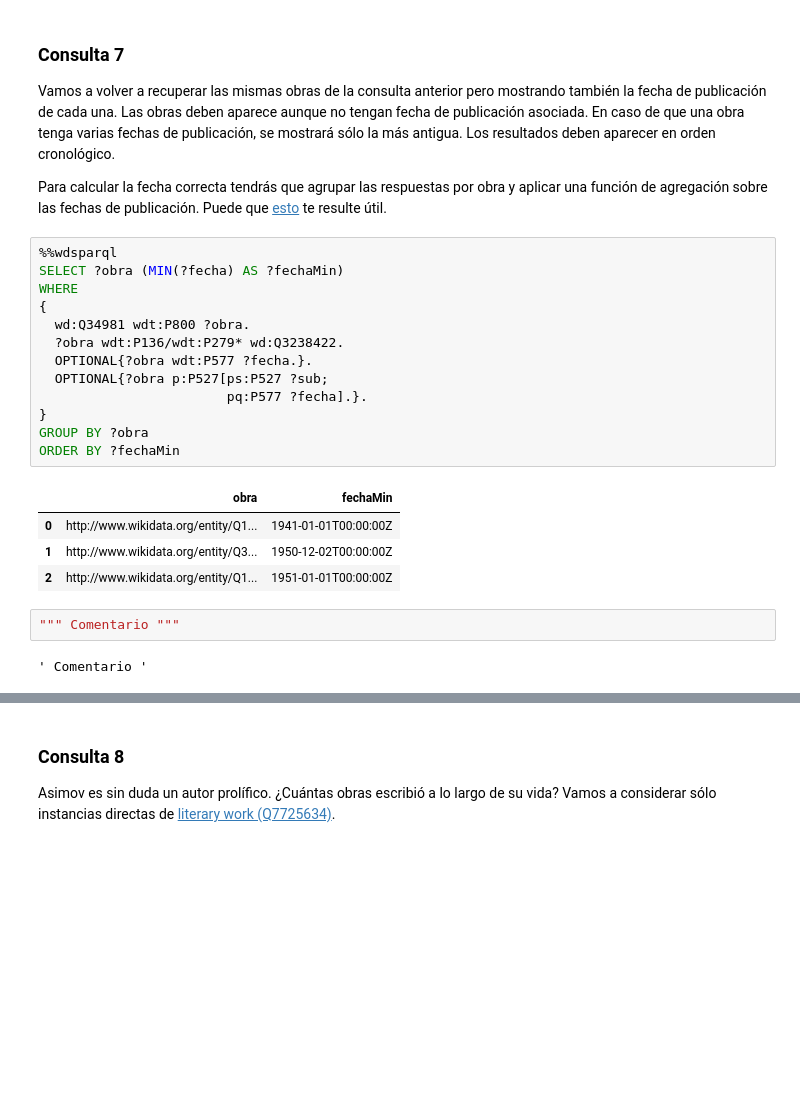
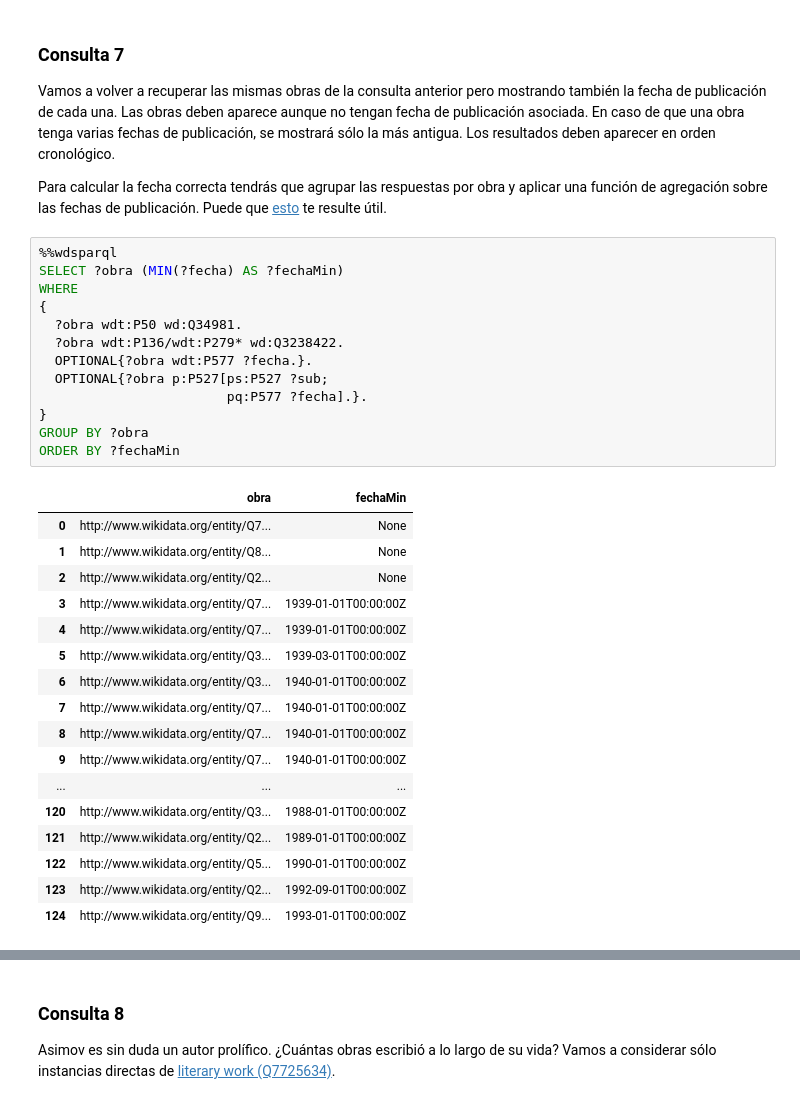
Before and after one commit to Carlanganas98/IA2, a Jupyter notebook: Pr3/P_sparql_enunciado.ipynb, the cells around one changed output, grey strips where cells are left out. Drawn from its saved outputs; the diff is of its cells as text; blank space fills up the shorter version.

```diff
--- a/Pr3/P_sparql_enunciado.ipynb
+++ b/Pr3/P_sparql_enunciado.ipynb
@@ -248,22 +268,31 @@ Para calcular la fecha correcta tendrás que agrupar las respuestas por obra y a
 # %%
 %%wdsparql
 SELECT ?obra (MIN(?fecha) AS ?fechaMin)
 WHERE
 {
-  wd:Q34981 wdt:P800 ?obra.
+  ?obra wdt:P50 wd:Q34981.
   ?obra wdt:P136/wdt:P279* wd:Q3238422.
   OPTIONAL{?obra wdt:P577 ?fecha.}.
   OPTIONAL{?obra p:P527[ps:P527 ?sub;
                         pq:P577 ?fecha].}.
 }
 GROUP BY ?obra
 ORDER BY ?fechaMin
 # %% [output]
 |  | obra | fechaMin |
-| 0 | http://www.wikidata.org/entity/Q1... | 1941-01-01T00:00:00Z |
-| 1 | http://www.wikidata.org/entity/Q3... | 1950-12-02T00:00:00Z |
-| 2 | http://www.wikidata.org/entity/Q1... | 1951-01-01T00:00:00Z |
+| 0 | http://www.wikidata.org/entity/Q7... | None |
+| 1 | http://www.wikidata.org/entity/Q8... | None |
+| 2 | http://www.wikidata.org/entity/Q2... | None |
+| 3 | http://www.wikidata.org/entity/Q7... | 1939-01-01T00:00:00Z |
+| 4 | http://www.wikidata.org/entity/Q7... | 1939-01-01T00:00:00Z |
+| 5 | http://www.wikidata.org/entity/Q3... | 1939-03-01T00:00:00Z |
+| 6 | http://www.wikidata.org/entity/Q3... | 1940-01-01T00:00:00Z |
+| 7 | http://www.wikidata.org/entity/Q7... | 1940-01-01T00:00:00Z |
+| 8 | http://www.wikidata.org/entity/Q7... | 1940-01-01T00:00:00Z |
+| 9 | http://www.wikidata.org/entity/Q7... | 1940-01-01T00:00:00Z |
+| ... | ... | ... |
+| 120 | http://www.wikidata.org/entity/Q3... | 1988-01-01T00:00:00Z |
+| 121 | http://www.wikidata.org/entity/Q2... | 1989-01-01T00:00:00Z |
+| 122 | http://www.wikidata.org/entity/Q5... | 1990-01-01T00:00:00Z |
+| 123 | http://www.wikidata.org/entity/Q2... | 1992-09-01T00:00:00Z |
+| 124 | http://www.wikidata.org/entity/Q9... | 1993-01-01T00:00:00Z |
-# %%
-""" Comentario """
-# %% [output]
-' Comentario '
```
Also changed, not shown: parts of 25 cells of this notebook.
